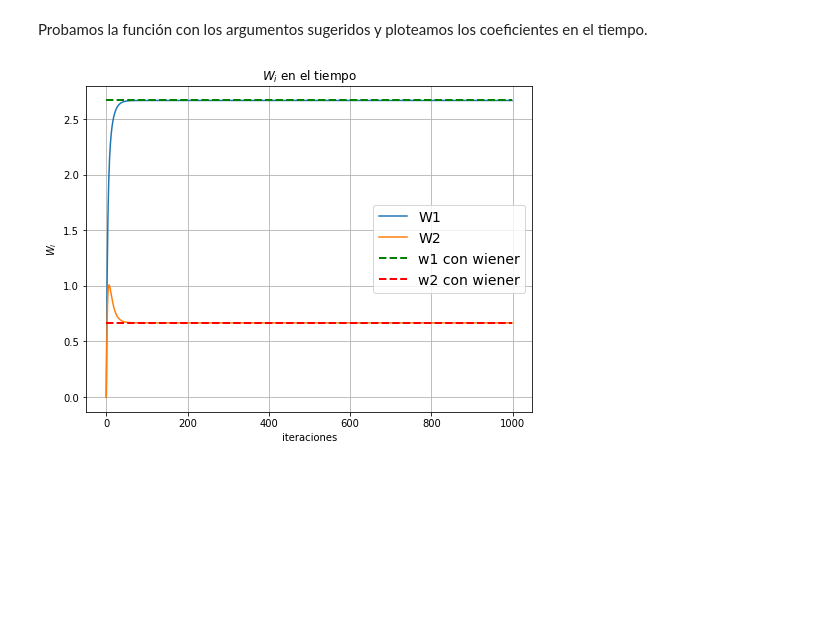
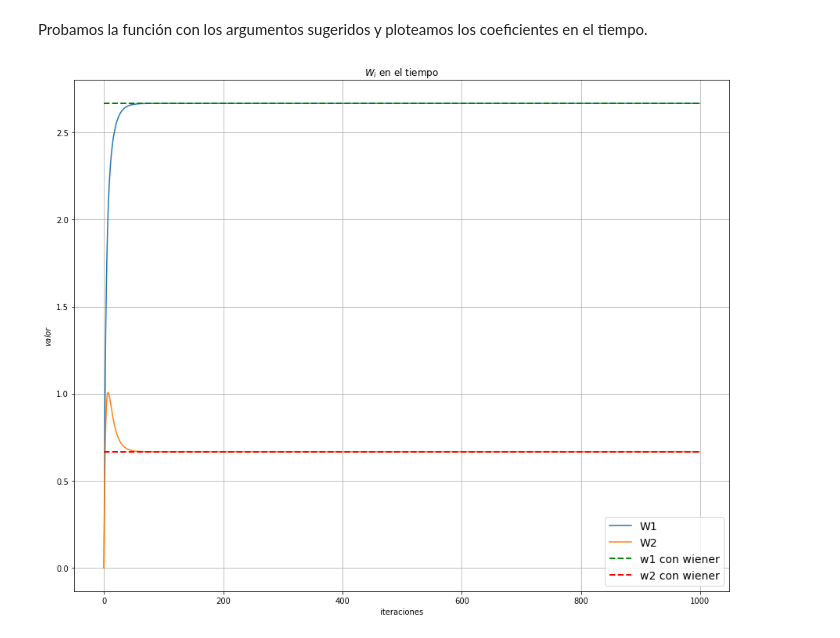
Before and after one commit to LuFernandez/PASA, a Jupyter notebook: LAB4/lab4.ipynb, the cells around one changed output. Saved outputs shown, nothing was run; the diff lists cells and outputs as text; code cells hidden in the pictures; blank space fills up the shorter version.

```diff
--- a/LAB4/lab4.ipynb
+++ b/LAB4/lab4.ipynb
@@ -105,25 +105,25 @@ sigma2u = 20
 # %%
 #filtro óptimo Wiener
 w0_wiener, Jmin_wiener = calc_optimum_filter(R, p, sigma2u)
 
 
 #steepest descent
 Wt = np.ones((N, len(w0)))
 J, Jmin, Wt = steepest_descent(R, p, w0, mu, N, sigma2u)
 
 
 #ploteamos ambas para compararlas
-plt.figure(figsize=(8, 6))
+plt.figure(figsize=(15, 12))
 plt.plot(Wt[:,0])
 plt.plot(Wt[:,1])
 plt.plot([0, len(Wt) - 1], [w0_wiener[0], w0_wiener[0]], color='g', linestyle='--', linewidth=2)
 plt.plot([0, len(Wt) - 1], [w0_wiener[1], w0_wiener[1]], color='r', linestyle='--', linewidth=2)
 
 plt.legend(['W1', 'W2', 'w1 con wiener', 'w2 con wiener'], fontsize=14)
 plt.title('$W_i$ en el tiempo')
 plt.xlabel('iteraciones')
-plt.ylabel('$W_i$')
+plt.ylabel('$valor$')
 plt.grid()
 plt.show()
 # %% [output]
-[figure, old version]
+[figure, new version]
```
Also changed, not shown: parts of 2 cells of this notebook.
